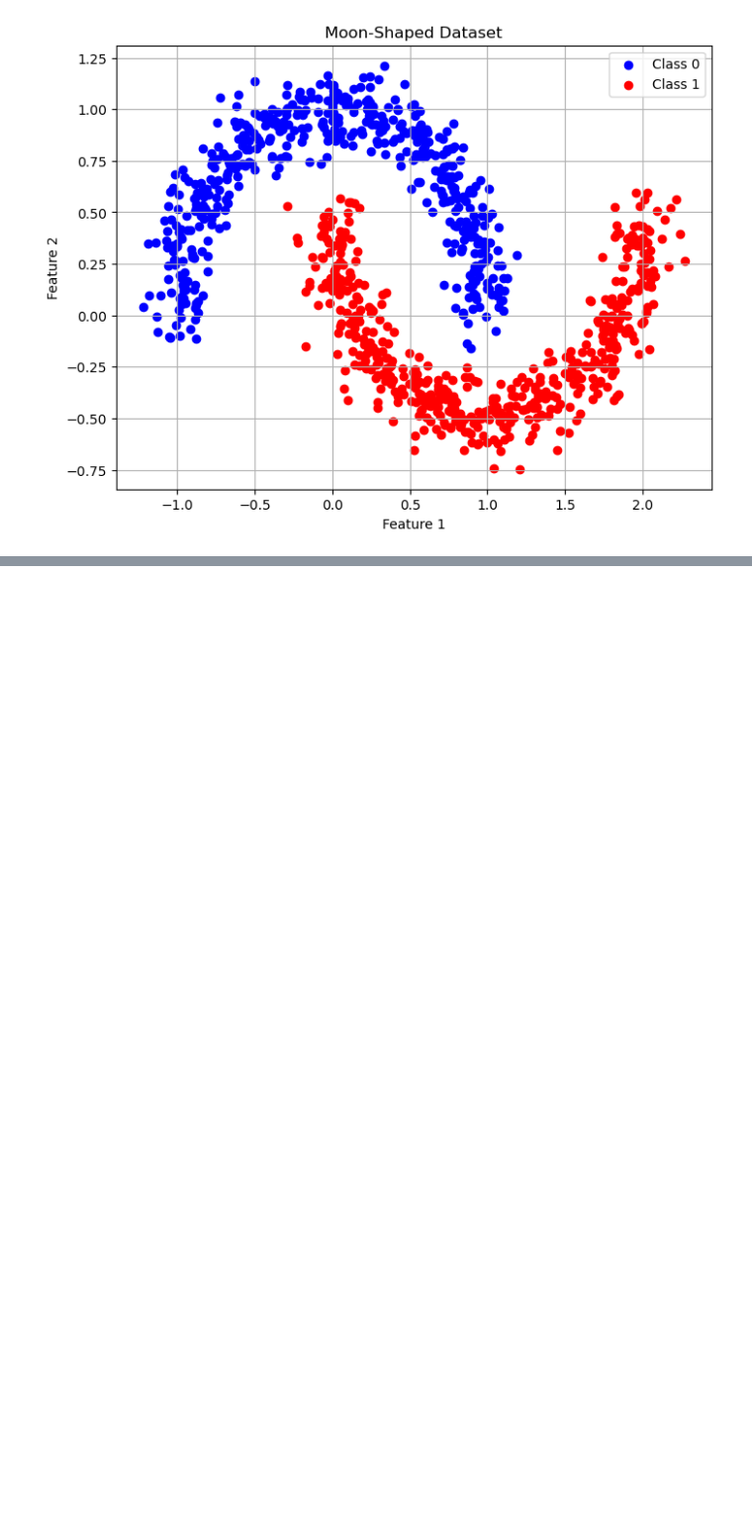
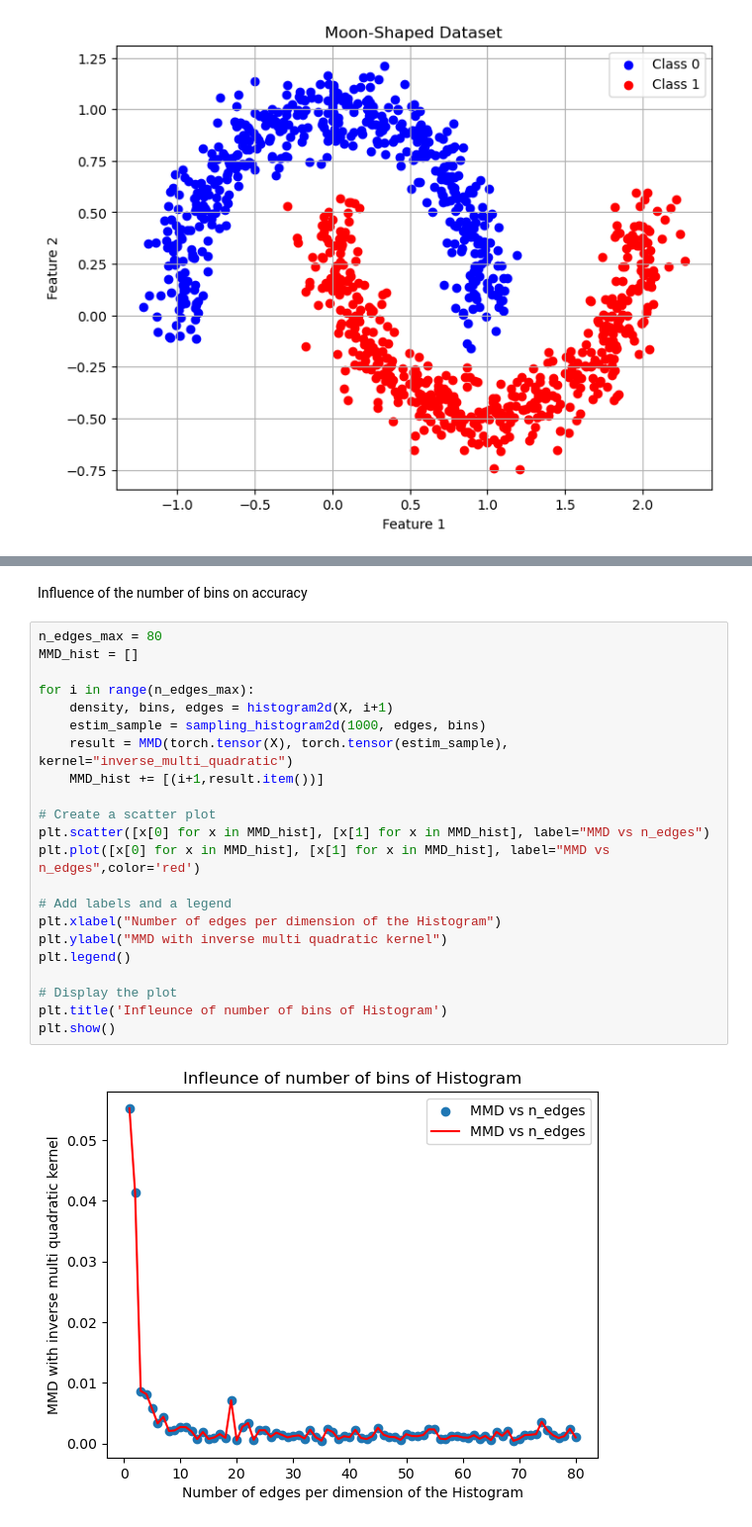
Before and after one commit to PrioteasaAndrei/GAN-Assigment-1, a Jupyter notebook: src/part1/histogram2d.ipynb, the cells around one changed output, grey strips where cells are left out. Shown at 99% size. Drawn from its saved outputs; the diff is of its cells as text; blank space fills up the shorter version.

```diff
--- a/src/part1/histogram2d.ipynb
+++ b/src/part1/histogram2d.ipynb
@@ -85,0 +243,26 @@ def histogram2d(data, n_edges=10):
+# %% [markdown]
+Influence of the number of bins on accuracy
+# %%
+n_edges_max = 80
+MMD_hist = []
+
+for i in range(n_edges_max):
+    density, bins, edges = histogram2d(X, i+1)
+    estim_sample = sampling_histogram2d(1000, edges, bins)
+    result = MMD(torch.tensor(X), torch.tensor(estim_sample), kernel="inverse_multi_quadratic")
+    MMD_hist += [(i+1,result.item())]
+
+# Create a scatter plot
+plt.scatter([x[0] for x in MMD_hist], [x[1] for x in MMD_hist], label="MMD vs n_edges")
+plt.plot([x[0] for x in MMD_hist], [x[1] for x in MMD_hist], label="MMD vs n_edges",color='red')
+
+# Add labels and a legend
+plt.xlabel("Number of edges per dimension of the Histogram")
+plt.ylabel("MMD with inverse multi quadratic kernel")
+plt.legend()
+
+# Display the plot
+plt.title('Infleunce of number of bins of Histogram')
+plt.show()
+# %% [output]
+[figure, added]
```
Also changed, not shown: parts of 12 cells of this notebook.
